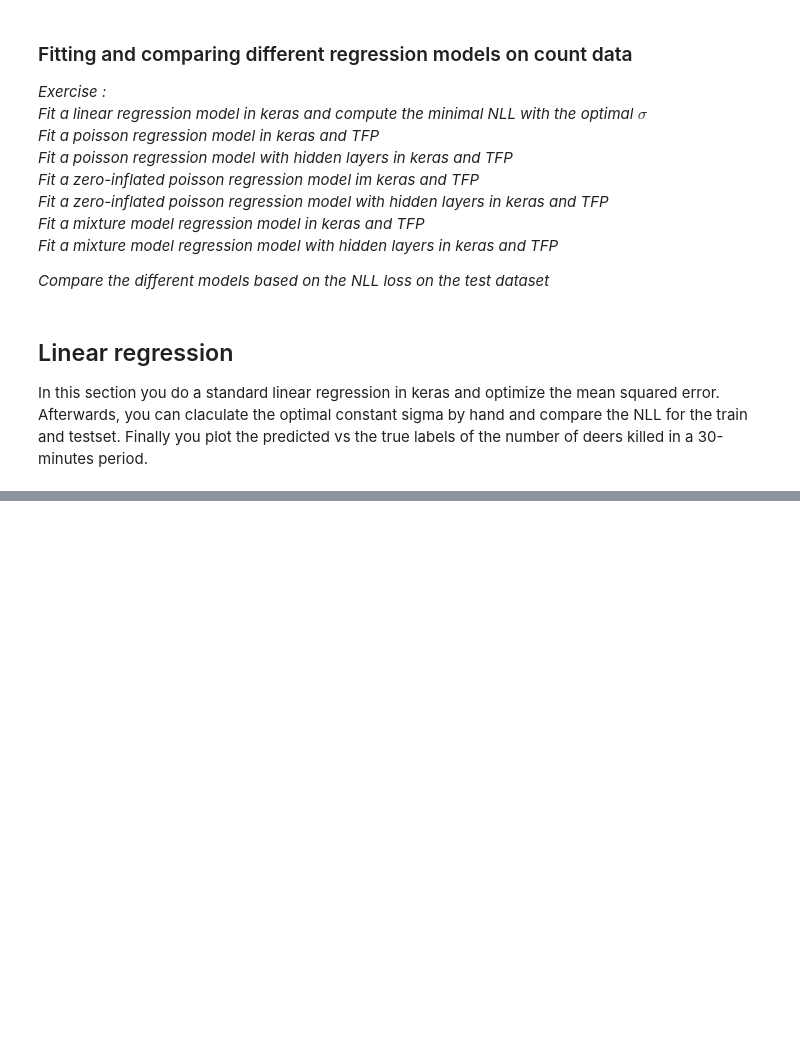
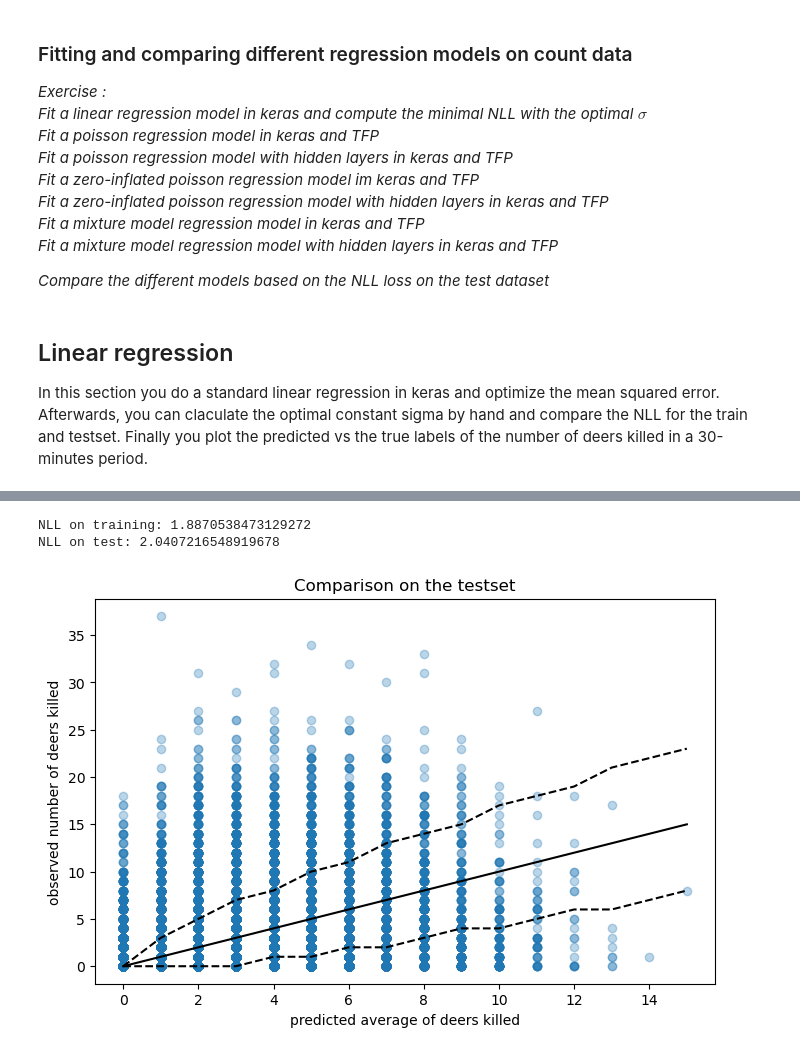
Before and after one commit to Evan1987/algorithm_learn, a Jupyter notebook: probability-deep-learning/Chap06/Chap06_02.ipynb, the cells around one changed output, grey strips where cells are left out. Saved outputs shown, nothing was run; the diff lists cells and outputs as text; code cells hidden in the pictures; blank space fills up the shorter version.

```diff
--- a/probability-deep-learning/Chap06/Chap06_02.ipynb
+++ b/probability-deep-learning/Chap06/Chap06_02.ipynb
@@ -136,0 +281,11 @@ TypeError: You are passing KerasTensor(type_spec=TensorSpec(shape=(None, 1), dty
+# %%
+inputs = Input(shape=(X_train.shape[1],))
+x = Dense(100, activation="relu")(inputs)
+x = Dense(100, activation="relu")(x)
+x = Dense(10, activation="relu")(x)
+rate = Dense(1, activation="exponential")(x)
+p_y = tfp.layers.DistributionLambda(lambda t: tfd.Poisson(rate=t, force_probs_to_zero_outside_support=True))(rate)
+model_p_h = Model(inputs=inputs, outputs=p_y, name="Poisson_hidden")
+
+model_p_h.compile(Adam(learning_rate=0.01), loss=NLL)
+model_p_h.summary()
@@ -136,0 +313,2 @@ TypeError: You are passing KerasTensor(type_spec=TensorSpec(shape=(None, 1), dty
+# %%
+hist_p_h = model_p_h.fit(x=X_train, y=y_train, validation_data=(X_test, y_test), epochs=10, verbose=1)
@@ -136,0 +336,17 @@ TypeError: You are passing KerasTensor(type_spec=TensorSpec(shape=(None, 1), dty
+# %%
+NLL_train = model_p_h.evaluate(X_train, y_train, verbose=0)
+NLL_test = model_p_h.evaluate(X_test, y_test, verbose=0)
+
+print('NLL on training:', NLL_train)
+print('NLL on test:', NLL_test)
+# %% [output]
+NLL on training: 1.8870538473129272
+NLL on test: 2.0407216548919678
+# %%
+y_test_pred = model_p_h.predict(X_test, batch_size=128).flatten()
+lower = ss.poisson.ppf(0.025, y_test_pred)
+upper = ss.poisson.ppf(0.975, y_test_pred)
+
+plot_pred(y_test, y_test_pred, lower, upper)
+# %% [output]
+[figure, added]
```
Also changed, not shown: parts of 25 cells of this notebook, 1 other file.
